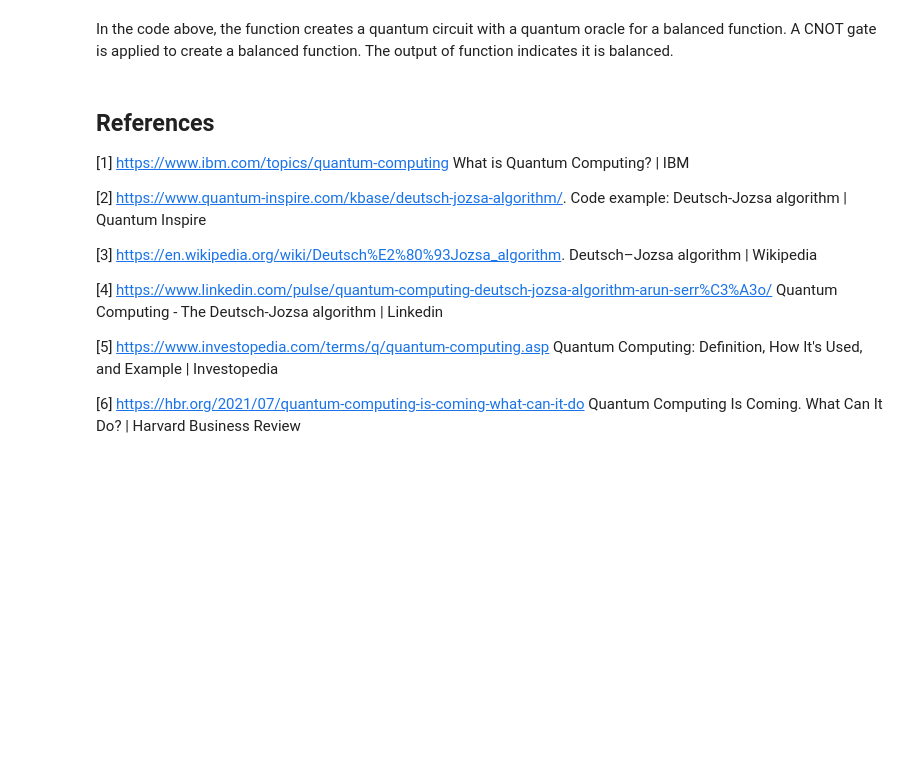
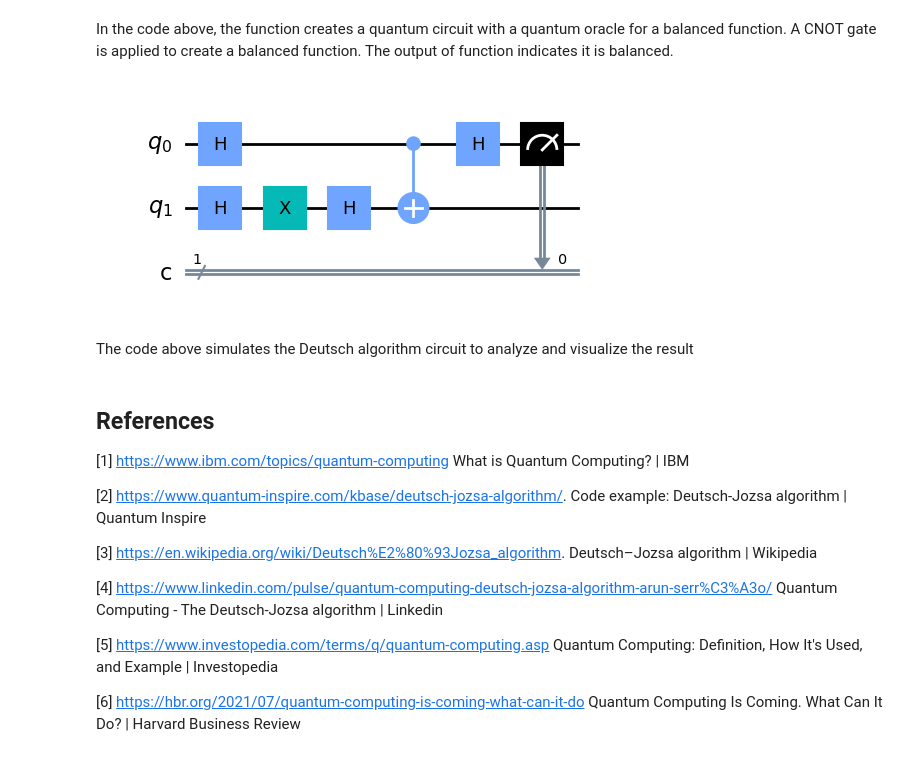
Before and after one commit to davidamankwah/Emerging_Technology, a Jupyter notebook: notebooks/project.ipynb, the cells around one changed output. Cells and saved outputs as stored; diff of their text form; code cells hidden in the pictures; blank space fills up the shorter version.

```diff
--- a/notebooks/project.ipynb
+++ b/notebooks/project.ipynb
@@ -181,3 +181,42 @@ print("Result for balanced function:", result_balanced)
 Result for balanced function: balanced
 # %% [markdown]
 In the code above, the function creates a quantum circuit with a quantum oracle for a balanced function. A CNOT gate is applied to create a balanced function. The output of function indicates it is balanced.
+# %%
+from qiskit import QuantumCircuit, Aer, transpile, assemble
+from qiskit.visualization import plot_histogram
+
+def deutsch_algorithm(oracle_type):
+    # Create a quantum circuit with two qubits
+    qc = QuantumCircuit(2, 1)
+
+    # Apply Hadamard gate to both qubits
+    qc.h([0, 1])
+
+    # Apply X and H gates to prepare the initial state
+    qc.x(1)
+    qc.h(1)
+
+    # Apply the Deutsch oracle based on the specified type
+    if oracle_type == 'constant':
+        pass  # The constant oracle does not require any additional gates
+    elif oracle_type == 'balanced':
+        qc.cx(0, 1)  # Apply CNOT gate for a balanced oracle
+
+    # Apply Hadamard gate to the first qubit
+    qc.h(0)
+
+    # Measure the first qubit
+    qc.measure(0, 0)
+
+    return qc
+
+# Choose the oracle type: 'constant' or 'balanced'
+oracle_type = 'balanced'
+
+# Create the Deutsch algorithm circuit
+deutsch_circuit = deutsch_algorithm(oracle_type)
+
+# Visualize the circuit
+deutsch_circuit.draw('mpl')
+# %% [output]
+[figure, added]
@@ -184,3 +227,5 @@ In the code above, the function creates a quantum circuit with a quantum oracle
+# %% [markdown]
+The code above simulates the Deutsch algorithm circuit to analyze and visualize the result
 # %% [markdown]
 ## References
 [1] https://www.ibm.com/topics/quantum-computing What is Quantum Computing? | IBM
```
Also changed, not shown: parts of 5 cells of this notebook, 2 other files.
